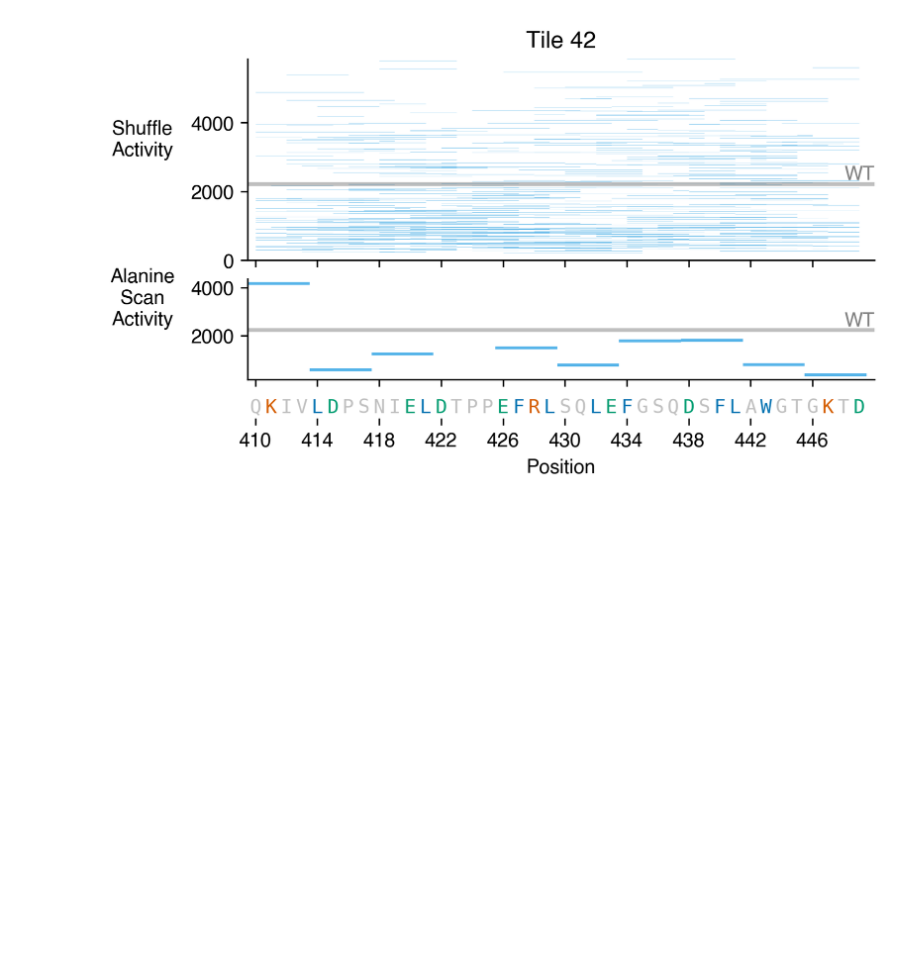
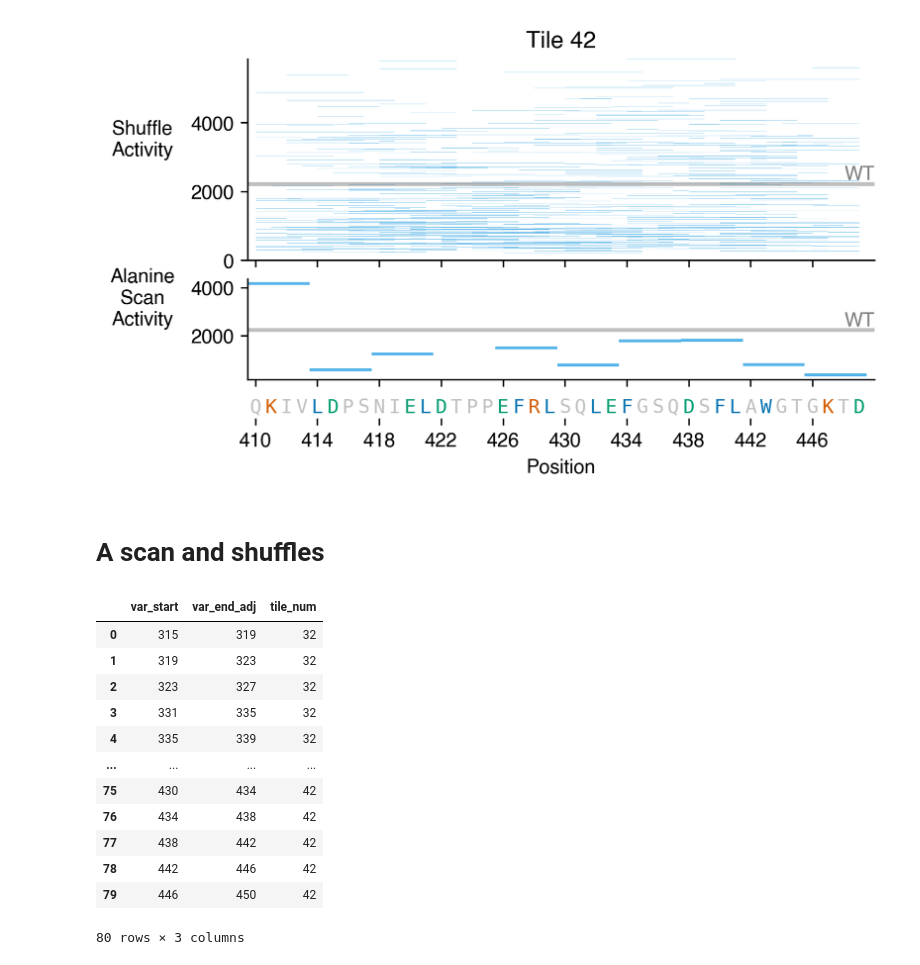
Before and after one commit to sanjanakotha/sog1, a Jupyter notebook: notebooks/Motifs.ipynb, the cells around one changed output. Cells and saved outputs as stored; diff of their text form; code cells hidden in the pictures; blank space fills up the shorter version.

```diff
--- a/notebooks/Motifs.ipynb
+++ b/notebooks/Motifs.ipynb
@@ -692,3 +697,22 @@ for tile_num in list(set(shuffle_vars_with_diff["tile"]) & set(Ascan_s_with_diff
 [figure]
 [figure]
 [figure]
+# %% [markdown]
+# A scan and shuffles
+# %%
+Ascan_s_with_diff["var_end_adj"] = Ascan_s_with_diff["var_end"] + 1
+Ascan_s_with_diff[["var_start", "var_end_adj", "tile_num"]]
+# %% [output]
+|  | var_start | var_end_adj | tile_num |
+| 0 | 315 | 319 | 32 |
+| 1 | 319 | 323 | 32 |
+| 2 | 323 | 327 | 32 |
+| 3 | 331 | 335 | 32 |
+| 4 | 335 | 339 | 32 |
+| ... | ... | ... | ... |
+| 75 | 430 | 434 | 42 |
+| 76 | 434 | 438 | 42 |
+| 77 | 438 | 442 | 42 |
+| 78 | 442 | 446 | 42 |
+| 79 | 446 | 450 | 42 |
+80 rows × 3 columns
```
Also changed, not shown: parts of 14 cells of this notebook, 45 other files.
